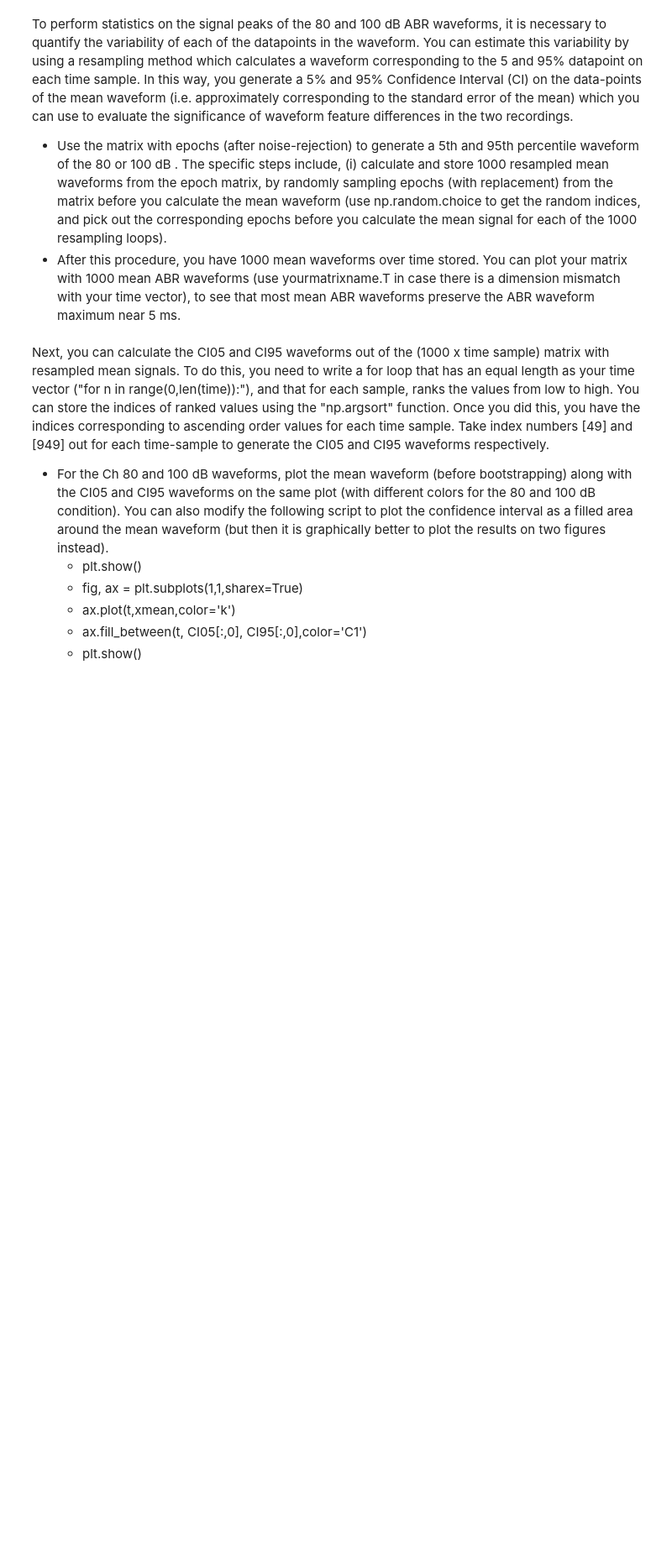
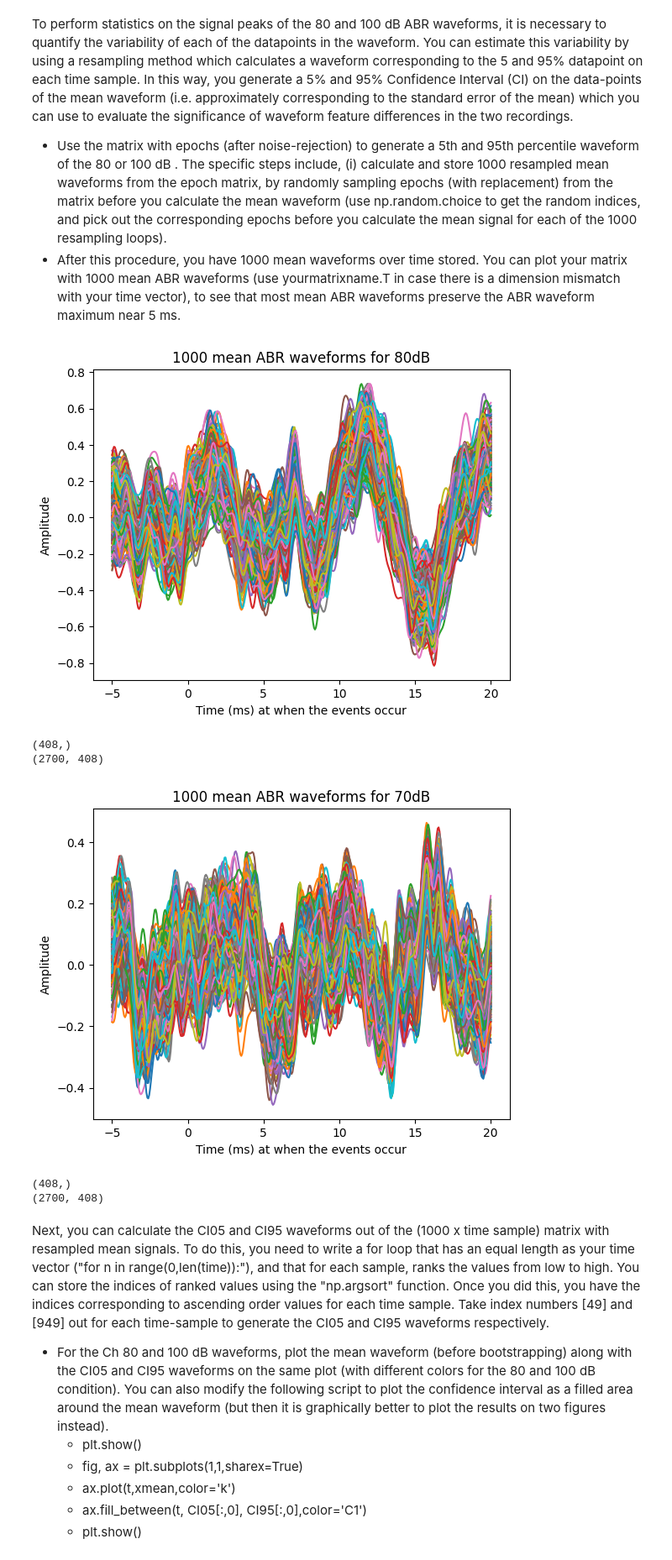
Before and after one commit to cesarz10/Auditory-computation, a Jupyter notebook: AudCompLab2_2022/Exercise_2022.ipynb, the cells around one changed output. Shown at 84% size. Saved outputs shown, nothing was run; the diff lists cells and outputs as text; code cells hidden in the pictures; blank space fills up the shorter version.

```diff
--- a/AudCompLab2_2022/Exercise_2022.ipynb
+++ b/AudCompLab2_2022/Exercise_2022.ipynb
@@ -299,3 +410,63 @@ To perform statistics on the signal peaks of the 80 and 100 dB ABR waveforms, it
+# %%
+time_epoch = np.linspace(-5, 20, 408)
+waveforms_80dB = np.zeros([1000, 408])
+waveforms_70dB = np.zeros([1000, 408])
+
+def random_sample_1000(epochs):
+
+  for i in range(1000):
+    sample_random_epochs = np.random.choice(len(epochs), size=(len(epochs)), replace=True) # sampling random 1000 epochs
+    samples = [epochs[idx] for idx in sample_random_epochs] # array of random samples
+
+    mean_waveform = np.mean(samples,axis=0)
+    # waveforms_80dB[i,:] = mean_waveform
+    plt.plot(time_epoch, mean_waveform_80dB)
+  plt.title('1000 mean ABR waveforms for 80dB')
+  plt.xlabel('Time (ms) at when the events occur')
+  plt.ylabel('Amplitude')
+  plt.show()
+
+  return samples, mean_waveform
+
+# samples_80dB, mean_waveform_80dB = random_sample_1000(denoised_epochs_80)
+
+for i in range(1000):
+  sample_random_epochs_80dB = np.random.choice(len(denoised_epochs_80), size=(len(denoised_epochs_80)), replace=True) # sampling random 1000 epochs
+  samples_80dB = [denoised_epochs_80[idx] for idx in sample_random_epochs_80dB] # array of random samples
+
+  mean_waveform_80dB = np.mean(samples_80dB,axis=0)
+  waveforms_80dB[i,:] = mean_waveform_80dB
+  plt.plot(time_epoch, mean_waveform_80dB)
+plt.title('1000 mean ABR waveforms for 80dB')
+plt.xlabel('Time (ms) at when the events occur')
+plt.ylabel('Amplitude')
+plt.show()
+
+print(np.array(mean_waveform_80dB).shape)
+print(np.array(samples_80dB).shape)
+
+
+for i in range(1000):
+  sample_random_epochs_70dB = np.random.choice(len(denoised_epochs_70), size=(len(denoised_epochs_70)), replace=True) # sampling random 1000 epochs
+  samples_70dB = [denoised_epochs_70[idx] for idx in sample_random_epochs_70dB] # array of random samples
+
+  mean_waveform_70dB = np.mean(samples_70dB,axis=0)
+  waveforms_70dB[i,:] = mean_waveform_70dB
+  plt.plot(time_epoch, mean_waveform_70dB)
+plt.title('1000 mean ABR waveforms for 70dB')
+plt.xlabel('Time (ms) at when the events occur')
+plt.ylabel('Amplitude')
+plt.show()
+
+print(np.array(mean_waveform_70dB).shape)
+print(np.array(samples_70dB).shape)
+# %% [output]
+[figure, added]
+(408,)
+(2700, 408)
+[figure, added]
+(408,)
+(2700, 408)
 # %% [markdown]
 Next, you can calculate the CI05 and CI95 waveforms out of the (1000 x time sample) matrix with resampled mean signals. To do this, you need to write a for loop that has an equal length as your time vector ("for n in range(0,len(time)):"), and that for each sample, ranks the values from low to high. You can store the indices of ranked values using the "np.argsort" function. Once you did this, you have the indices corresponding to ascending order values for each time sample. Take index numbers [49] and [949] out for each time-sample to generate the CI05 and CI95 waveforms respectively.
 - For the Ch 80 and 100 dB waveforms, plot the mean waveform (before bootstrapping) along with the CI05 and CI95 waveforms on the same plot (with different colors for the 80 and 100 dB condition). You can also modify the following script to plot the confidence interval as a filled area around the mean waveform (but then it is graphically better to plot the results on two figures instead).
```
Also changed, not shown: parts of 15 cells of this notebook.
